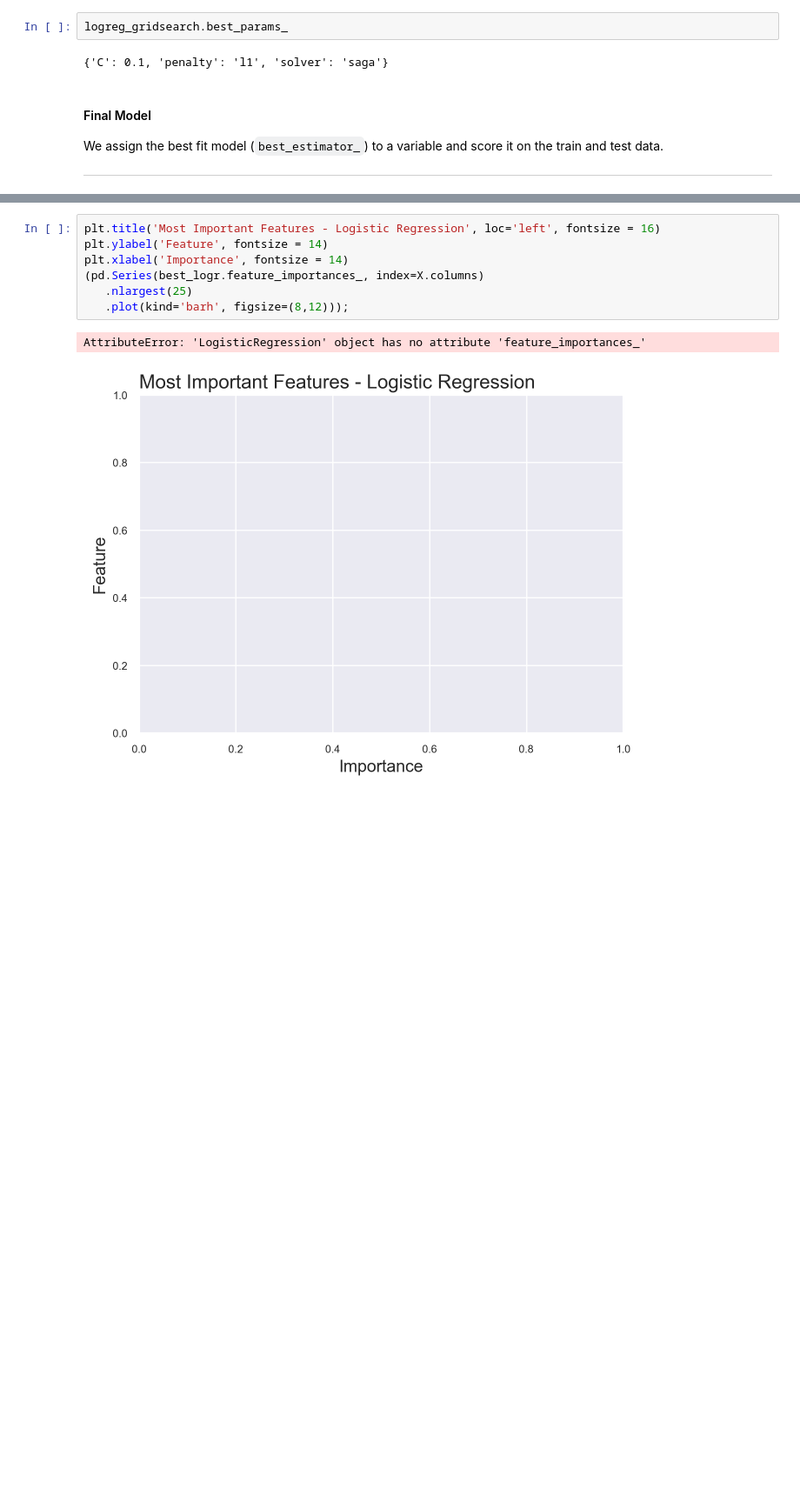
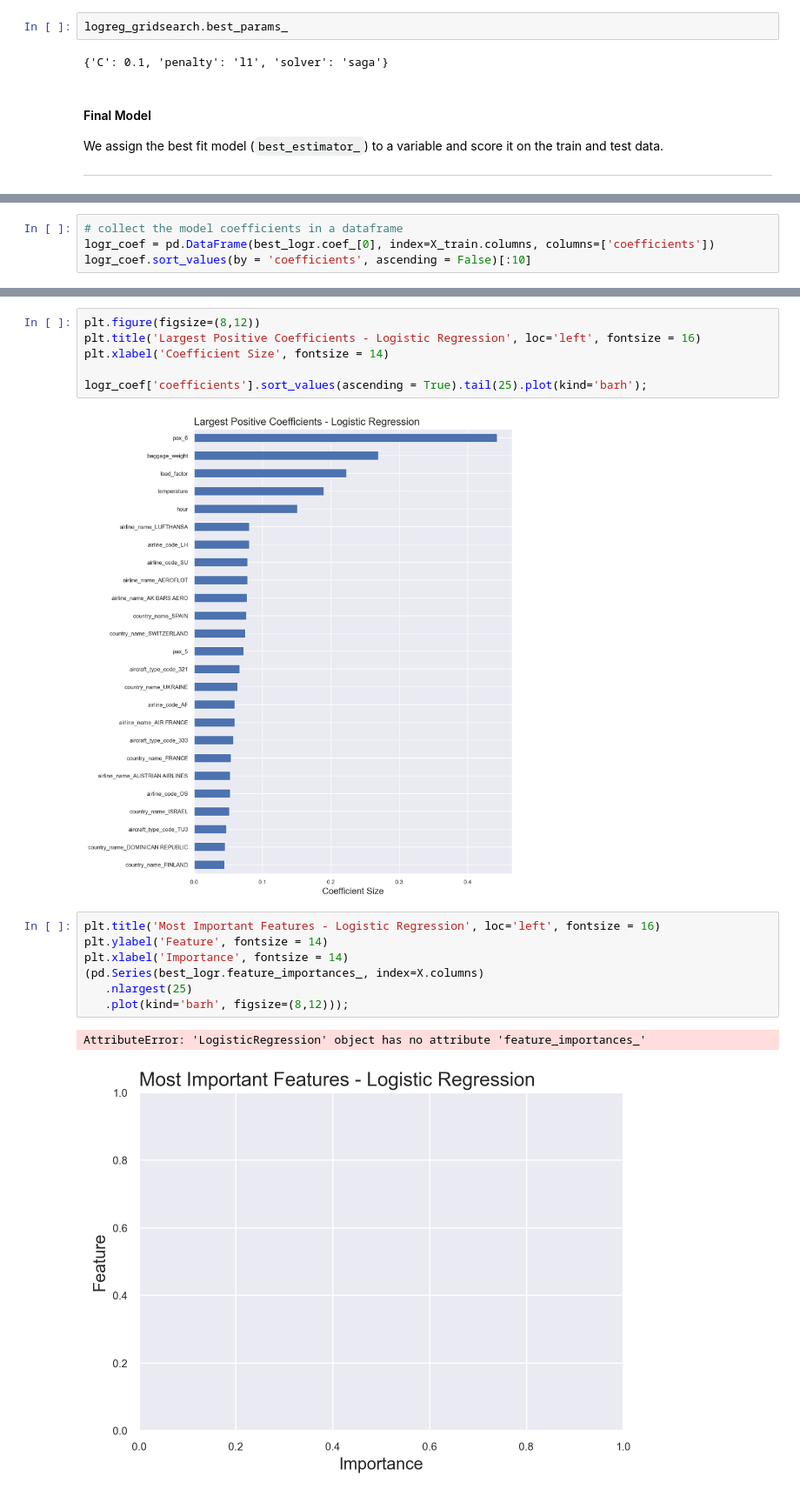
Before and after one commit to fedfioravanti/General_Assembly_Capstone, a Jupyter notebook: GA_Capstone_03_modelling.ipynb, the cells around one changed output, grey strips where cells are left out. Shown at 87% size. Saved outputs shown, nothing was run; the diff lists cells and outputs as text; blank space fills up the shorter version.

```diff
--- a/GA_Capstone_03_modelling.ipynb
+++ b/GA_Capstone_03_modelling.ipynb
@@ -578,0 +579,4 @@ Cross-val scores:     [0.76259143 0.75945664 0.75778474 0.76693144 0.76505017]
+# %%
+# collect the model coefficients in a dataframe
+logr_coef = pd.DataFrame(best_logr.coef_[0], index=X_train.columns, columns=['coefficients'])
+logr_coef.sort_values(by = 'coefficients', ascending = False)[:10]
@@ -579,3 +595,11 @@ Cross-val scores:     [0.76259143 0.75945664 0.75778474 0.76693144 0.76505017]
+# %%
+plt.figure(figsize=(8,12))
+plt.title('Largest Positive Coefficients - Logistic Regression', loc='left', fontsize = 16)
+plt.xlabel('Coefficient Size', fontsize = 14)
+
+logr_coef['coefficients'].sort_values(ascending = True).tail(25).plot(kind='barh');
+# %% [output]
+[figure, added]
 # %%
 plt.title('Most Important Features - Logistic Regression', loc='left', fontsize = 16)
 plt.ylabel('Feature', fontsize = 14)
```
Also changed, not shown: parts of 2 cells of this notebook.
